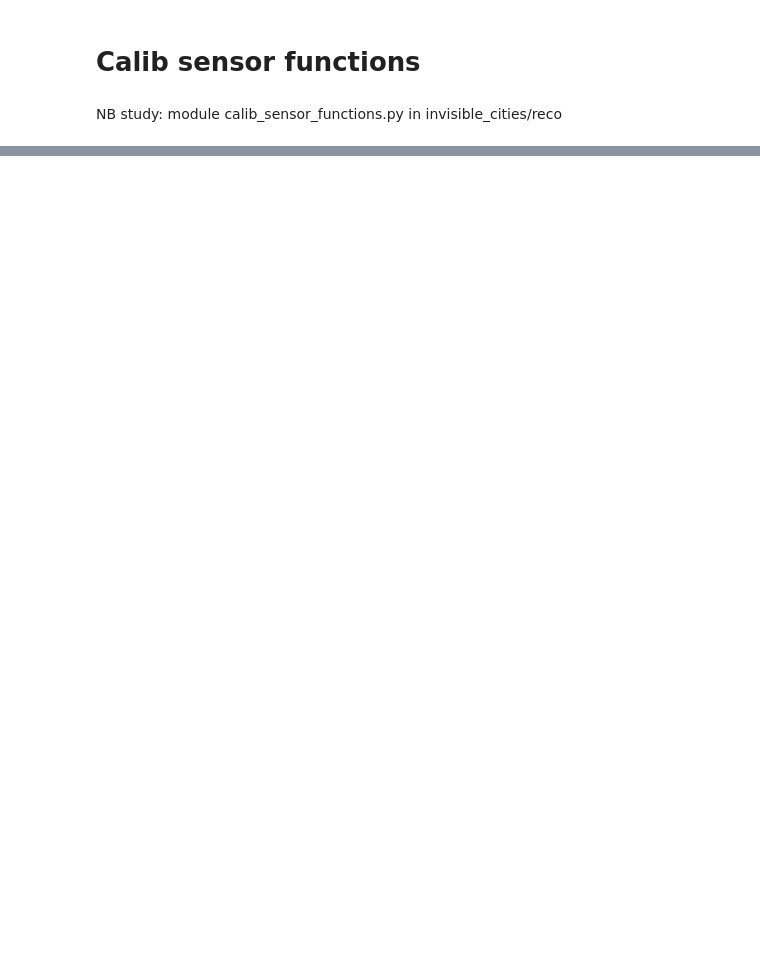
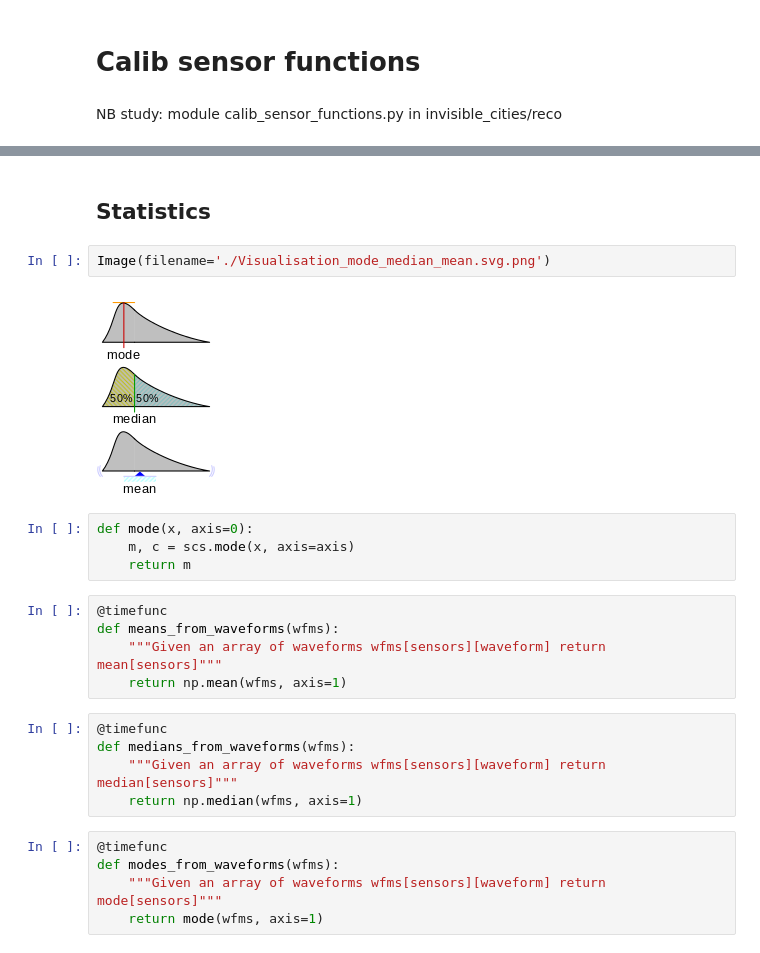
Before and after one commit to jjgomezcadenas/ICDEV, a Jupyter notebook: reco/calib_sensors_functions.ipynb, the cells around one changed output, grey strips where cells are left out. Drawn from its saved outputs; the diff is of its cells as text; blank space fills up the shorter version.

Commit message:
NB on calib_sensors
Currently: discussion on mean, mediand and mode for negative swing
signals and for positive signals.

```diff
--- a/reco/calib_sensors_functions.ipynb
+++ b/reco/calib_sensors_functions.ipynb
@@ -362,0 +218,25 @@ ss = toy_sipm_signal(nsipm=1792, wl=1000, adc_to_pes=10, signal_range=(1000, 110
+# %% [markdown]
+## Statistics
+# %%
+Image(filename='./Visualisation_mode_median_mean.svg.png')
+# %% [output]
+[figure, added]
+# %%
+def mode(x, axis=0):
+    m, c = scs.mode(x, axis=axis)
+    return m
+# %%
+@timefunc
+def means_from_waveforms(wfms):
+    """Given an array of waveforms wfms[sensors][waveform] return mean[sensors]"""
+    return np.mean(wfms, axis=1)
+# %%
+@timefunc
+def medians_from_waveforms(wfms):
+    """Given an array of waveforms wfms[sensors][waveform] return median[sensors]"""
+    return np.median(wfms, axis=1)
+# %%
+@timefunc
+def modes_from_waveforms(wfms):
+    """Given an array of waveforms wfms[sensors][waveform] return mode[sensors]"""
+    return mode(wfms, axis=1)
```
Also changed, not shown: parts of 137 cells of this notebook.
